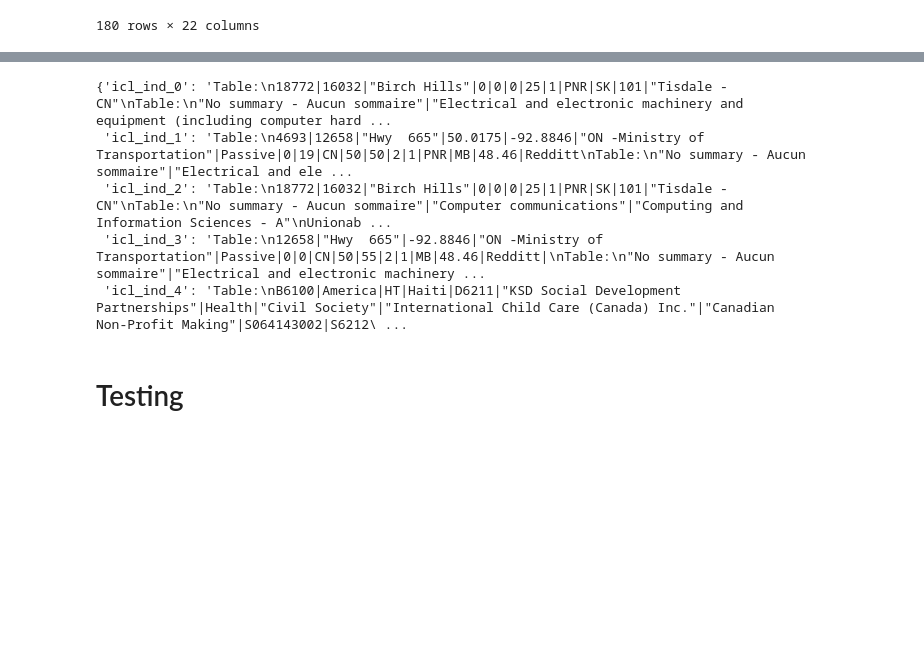
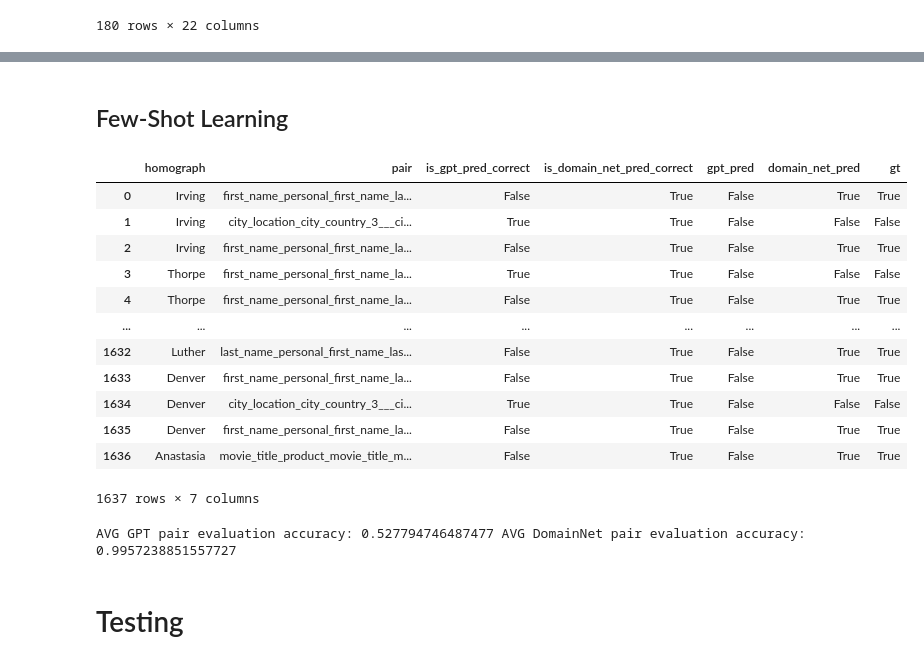
Before and after one commit to northeastern-datalab/domain_net, a Jupyter notebook: chatgpt_extraction/cluster_construction.ipynb, the cells around one changed output, grey strips where cells are left out. Saved outputs shown, nothing was run; the diff lists cells and outputs as text; code cells hidden in the pictures; blank space fills up the shorter version.

```diff
--- a/chatgpt_extraction/cluster_construction.ipynb
+++ b/chatgpt_extraction/cluster_construction.ipynb
@@ -98,17 +224,24 @@ for hom in tqdm(hom_to_cluster_ids_dict):
 # %%
-# Store the KDE computed clusters in readable form
-output_dir='readable_clusters/synthetic_benchmark_large/kde/'
-with open('../network_analysis/output/synthetic_example_large/kde_labels.pickle', 'rb') as f:
-    kde_labels=pickle.load(f)
+# Populate the `hom_to_cluster_ids_dict`
+input_dir='gpt_output/synthetic_benchmark_large_few_shot/'
+hom_to_cluster_ids_dict_few_shot={}
+for hom in os.listdir(input_dir):
+    cur_cluster_ids_dict=get_cluster_assignment(files_path=input_dir+hom)
+    hom_to_cluster_ids_dict_few_shot[hom]=cur_cluster_ids_dict
 
-for hom in tqdm(kde_labels):
+# Store the chatGPT clusters in readable form
+output_dir='readable_clusters/synthetic_benchmark_large_few_shot/gpt/'
+for hom in tqdm(hom_to_cluster_ids_dict_few_shot):
     cluster_id_to_columns_dict={}
-    for i in range(len(kde_labels[hom])):
-        column_name=G.nodes[node_to_idx_dict[hom][str(i)]]['column_name']
-        cur_cluster_id=int(kde_labels[hom][i])
+    for idx, val in node_to_idx_dict[hom].items():
+        if val not in hom_to_cluster_ids_dict_few_shot[hom]:
+            cur_cluster_id=0
+        else:
+            cur_cluster_id=hom_to_cluster_ids_dict_few_shot[hom][val]
+        column_name=G.nodes[val]['column_name']
 
         if cur_cluster_id not in cluster_id_to_columns_dict:
-            cluster_id_to_columns_dict[cur_cluster_id]= [column_name]
+            cluster_id_to_columns_dict[cur_cluster_id]=[column_name]
         else:
             cluster_id_to_columns_dict[cur_cluster_id].append(column_name)
 
@@ -271,13 +353,38 @@ AVG GPT pair evaluation accuracy: 0.4845034788108792 AVG DomainNet pair evaluati
-# %%
-with open('tus_icl_examples.pickle', 'rb') as f:
-    examples=pickle.load(f)
-examples
-# %% [output]
-{'icl_ind_0': 'Table:\n18772|16032|"Birch Hills"|0|0|0|25|1|PNR|SK|101|"Tisdale - CN"\nTable:\n"No summary - Aucun sommaire"|"Electrical and electronic machinery and equipment (including computer hard ...
- 'icl_ind_1': 'Table:\n4693|12658|"Hwy  665"|50.0175|-92.8846|"ON -Ministry of Transportation"|Passive|0|19|CN|50|50|2|1|PNR|MB|48.46|Redditt\nTable:\n"No summary - Aucun sommaire"|"Electrical and ele ...
- 'icl_ind_2': 'Table:\n18772|16032|"Birch Hills"|0|0|0|25|1|PNR|SK|101|"Tisdale - CN"\nTable:\n"No summary - Aucun sommaire"|"Computer communications"|"Computing and Information Sciences - A"\nUnionab ...
- 'icl_ind_3': 'Table:\n12658|"Hwy  665"|-92.8846|"ON -Ministry of Transportation"|Passive|0|0|CN|50|55|2|1|MB|48.46|Redditt|\nTable:\n"No summary - Aucun sommaire"|"Electrical and electronic machinery ...
- 'icl_ind_4': 'Table:\nB6100|America|HT|Haiti|D6211|"KSD Social Development Partnerships"|Health|"Civil Society"|"International Child Care (Canada) Inc."|"Canadian Non-Profit Making"|S064143002|S6212\ ...
+# %% [markdown]
+## Few-Shot Learning
+# %%
+# Perform a per-pair evaluation between GPT and DomainNet
+gpt_path='gpt_output/synthetic_benchmark_large_few_shot/'
+node_to_idx_dict_path='../network_analysis/output/synthetic_example_large/node_to_idx_dict.json'
+with open('../network_analysis/output/synthetic_example_large/kde_labels.pickle', 'rb') as f:
+    kde_labels=pickle.load(f)
+with open(node_to_idx_dict_path, 'r') as f:
+    node_to_idx_dict=json.load(f)
+g_path = '../graph_construction/combined_graphs_output/synthetic_benchmark_large/bipartite/bipartite.graph'
+G = pickle.load(open(g_path, "rb"))
+
+pair_eval_df = get_pair_eval_df(gpt_path,kde_labels, node_to_idx_dict)
+pair_eval_df
+# %% [output]
+|  | homograph | pair | is_gpt_pred_correct | is_domain_net_pred_correct | gpt_pred | domain_net_pred | gt |
+| 0 | Irving | first_name_personal_first_name_la... | False | True | False | True | True |
+| 1 | Irving | city_location_city_country_3___ci... | True | True | False | False | False |
+| 2 | Irving | first_name_personal_first_name_la... | False | True | False | True | True |
+| 3 | Thorpe | first_name_personal_first_name_la... | True | True | False | False | False |
+| 4 | Thorpe | first_name_personal_first_name_la... | False | True | False | True | True |
+| ... | ... | ... | ... | ... | ... | ... | ... |
+| 1632 | Luther | last_name_personal_first_name_las... | False | True | False | True | True |
+| 1633 | Denver | first_name_personal_first_name_la... | False | True | False | True | True |
+| 1634 | Denver | city_location_city_country_3___ci... | True | True | False | False | False |
+| 1635 | Denver | first_name_personal_first_name_la... | False | True | False | True | True |
+| 1636 | Anastasia | movie_title_product_movie_title_m... | False | True | False | True | True |
+1637 rows × 7 columns
+# %%
+gpt_pred_accuracy=pair_eval_df['is_gpt_pred_correct'].value_counts()[True] / len(pair_eval_df)
+domain_net_accuracy=pair_eval_df['is_domain_net_pred_correct'].value_counts()[True] / len(pair_eval_df)
+print("AVG GPT pair evaluation accuracy:", gpt_pred_accuracy, "AVG DomainNet pair evaluation accuracy:", domain_net_accuracy)
+# %% [output]
+AVG GPT pair evaluation accuracy: 0.527794746487477 AVG DomainNet pair evaluation accuracy: 0.9957238851557727
 # %% [markdown]
 # Testing
 # %%
```
Also changed, not shown: parts of 24 cells of this notebook, 1 other file.
